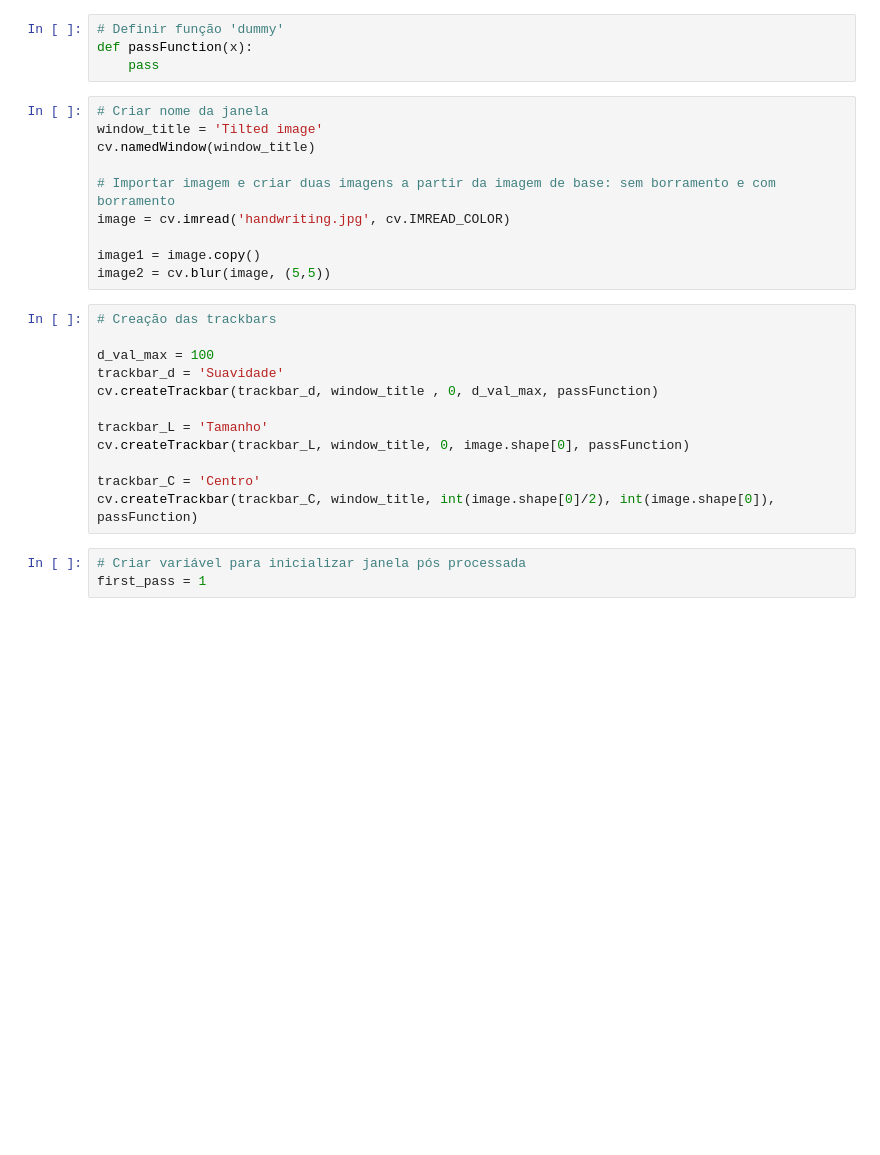
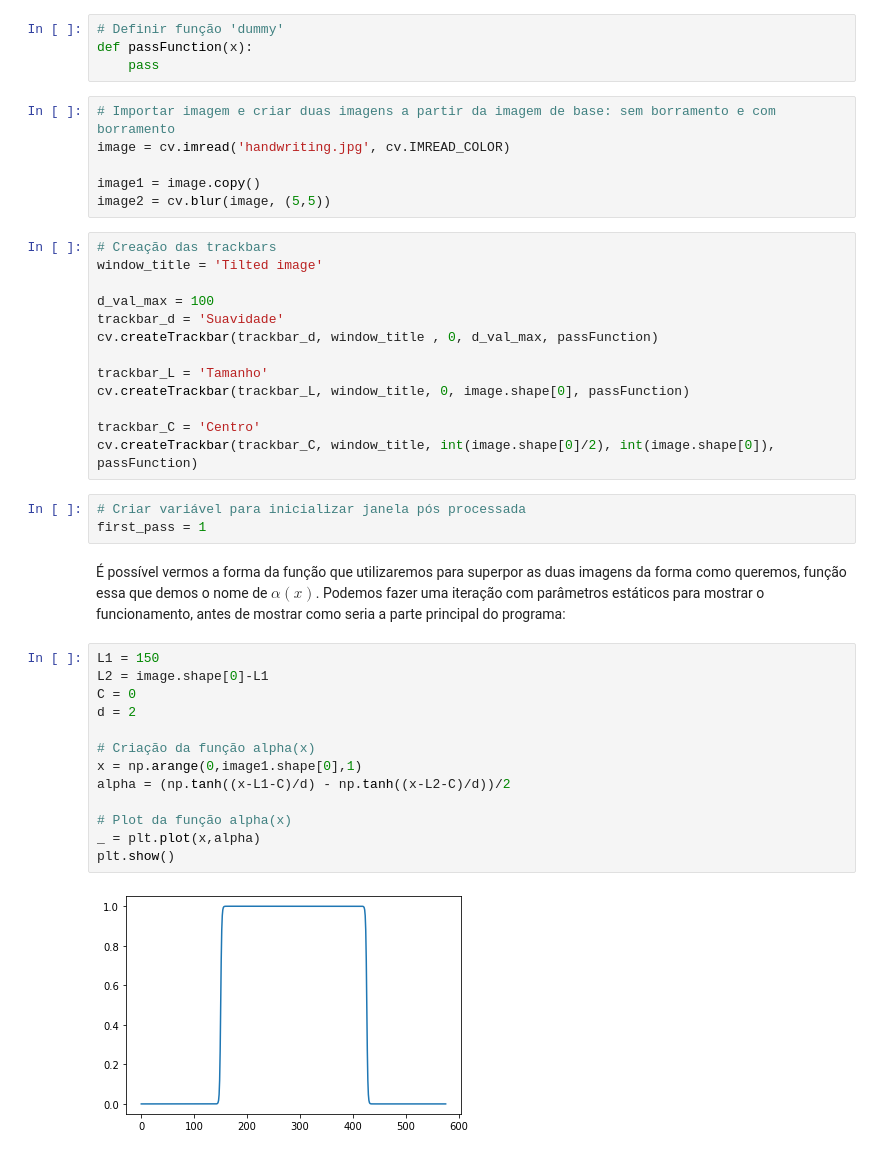
Before and after one commit to almirfilho77/almirfilho77.github.io, a Jupyter notebook: Tiltshift.ipynb, the cells around one changed output. Saved outputs shown, nothing was run; the diff lists cells and outputs as text; blank space fills up the shorter version.

```diff
--- a/Tiltshift.ipynb
+++ b/Tiltshift.ipynb
@@ -8,10 +24,6 @@ import matplotlib.pyplot as plt
 def passFunction(x):
     pass
 # %%
-# Criar nome da janela
-window_title = 'Tilted image'
-cv.namedWindow(window_title)
-
 # Importar imagem e criar duas imagens a partir da imagem de base: sem borramento e com borramento
 image = cv.imread('handwriting.jpg', cv.IMREAD_COLOR)
 
@@ -19,6 +31,7 @@ image1 = image.copy()
 image2 = cv.blur(image, (5,5))
 # %%
 # Creação das trackbars
+window_title = 'Tilted image'
 
 d_val_max = 100
 trackbar_d = 'Suavidade'
@@ -32,3 +45,21 @@ cv.createTrackbar(trackbar_C, window_title, int(image.shape[0]/2), int(image.sha
 # %%
 # Criar variável para inicializar janela pós processada
 first_pass = 1
+# %% [markdown]
+É possível vermos a forma da função que utilizaremos para superpor as duas imagens da forma como queremos, função essa que demos o nome de $\alpha(x)$.
+Podemos fazer uma iteração com parâmetros estáticos para mostrar o funcionamento, antes de mostrar como seria a parte principal do programa:
+# %%
+L1 = 150
+L2 = image.shape[0]-L1
+C = 0
+d = 2
+
+# Criação da função alpha(x)
+x = np.arange(0,image1.shape[0],1)
+alpha = (np.tanh((x-L1-C)/d) - np.tanh((x-L2-C)/d))/2
+
+# Plot da função alpha(x)
+_ = plt.plot(x,alpha)
+plt.show()
+# %% [output]
+[figure, added]
```
Also changed, not shown: parts of 10 cells of this notebook.
